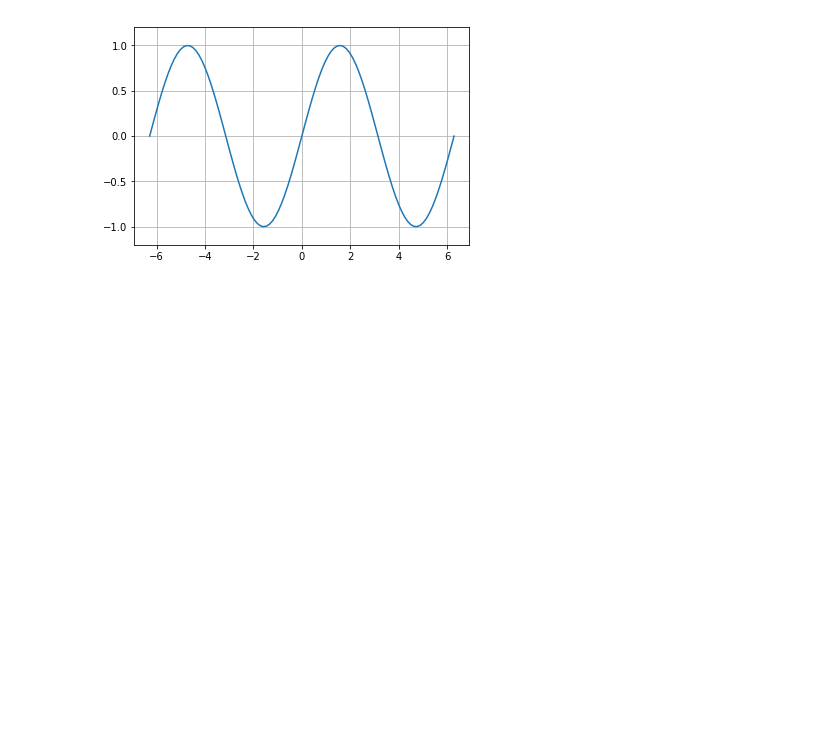
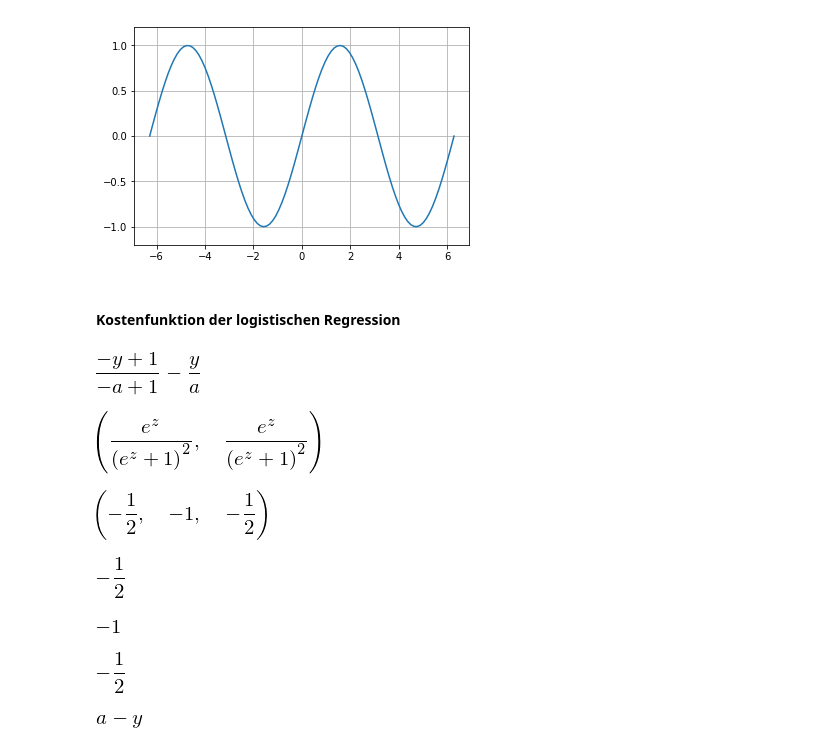
Before and after one commit to ktheu/KursNotebooks, a Jupyter notebook: 710_sympy.ipynb, the cells around one changed output. Drawn from its saved outputs; the diff is of its cells as text; code cells hidden in the pictures; blank space fills up the shorter version.

```diff
--- a/710_sympy.ipynb
+++ b/710_sympy.ipynb
@@ -182,3 +182,61 @@ plotFunc2D(lambda x: x*x + x - 1, [-2.5, 1.5])
 plotFunc2D(sin, [-2*math.pi,2*math.pi],grid=True)
 # %% [output]
 [figure]
+# %% [markdown]
+#### Kostenfunktion der logistischen Regression
+# %%
+from sympy import *
+import math
+init_printing(use_unicode=True)
+x1, x2, w1, w2, b, y, a, z = symbols('x1 x2 w1 w2 b y a z ')
+fz, fa, L = symbols('z a L', cls=Function)
+# %%
+sl = [(x1,2),(x2,1),(y,1),(w1,-1),(w2,-4),(b,6)]
+fz = w1*x1 + w2*x2 + b
+fa = 1/(1 + E**(-z))
+L = -(y*log(a)+(1-y)*log(1-a))
+# %%
+# Die Ableitung der Lossfunktion nach a
+da = diff(L,a)
+da
+# %% [output]
+[figure, added]
+# %%
+# Die Ableitung der sigmoid-Funktion nach z hat die Gestalt a * (1-a)
+dz = simplify(diff(fa,z))
+dz, simplify(fa *(1-fa))
+# %% [output]
+[figure, added]
+# %%
+# Berechnung der partiellen Ableitungen
+L1 = L.subs(a,f2).subs(z,f1)
+db = diff(L1,b).subs(sl)
+dw1 = diff(L1,w1).subs(sl)
+dw2 = diff(L1,w2).subs(sl)
+db, dw1, dw2
+# %% [output]
+[figure, added]
+# %%
+# Berechnung der partiellen Ableitung mittels Formeln
+# db = dz
+L1 = L.subs(a,f2)
+dz = diff(L1,z).subs(z,fz).subs(sl)
+dz
+# %% [output]
+[figure, added]
+# %%
+# dw1 = dz * x1
+dw1 = (dz * x1).subs(sl)
+dw1
+# %% [output]
+[figure, added]
+# %%
+# dw2 = dz * x2
+dw2 = (dz * x2).subs(sl)
+dw2
+# %% [output]
+[figure, added]
+# %%
+simplify(diff(L,a) * a*(1-a))
+# %% [output]
+[figure, added]
```
Also changed, not shown: 15 other files.
